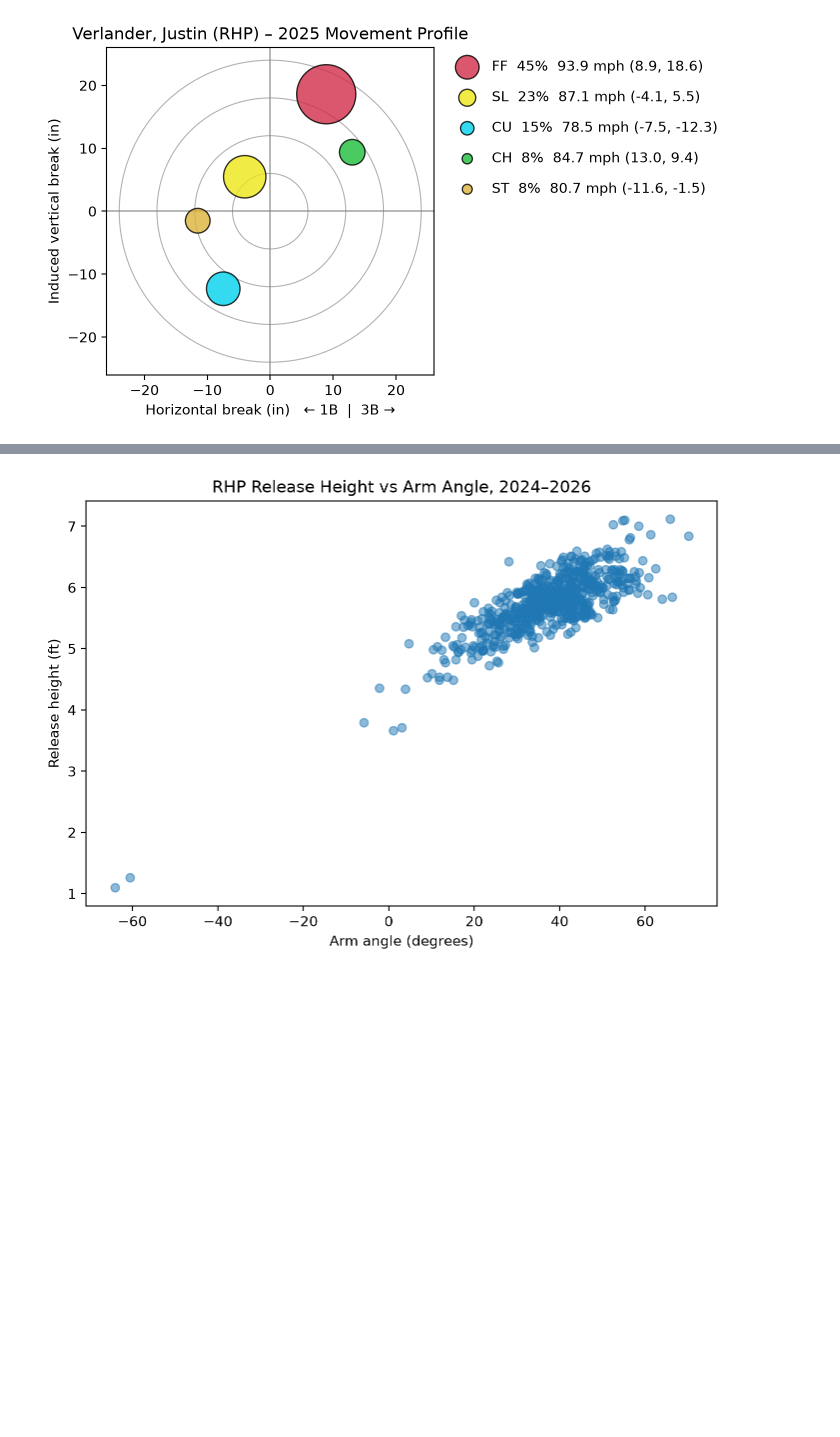
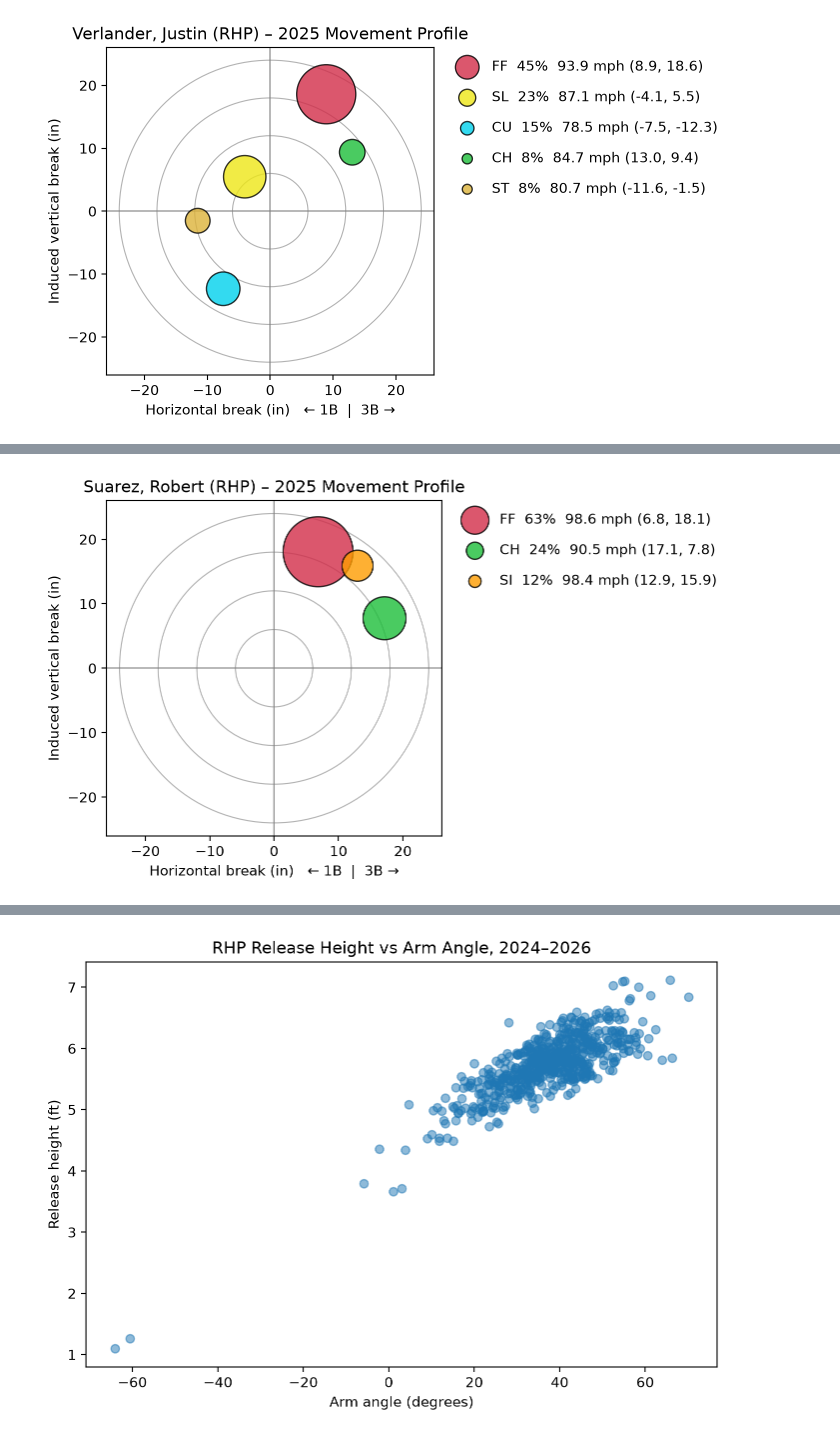
Before and after one commit to CyrusMT123/Baseball-Pitching-Final-Project, a Jupyter notebook: Visualizations.ipynb, the cells around one changed output, grey strips where cells are left out. Cells and saved outputs as stored; diff of their text form; code cells hidden in the pictures; blank space fills up the shorter version.

```diff
--- a/Visualizations.ipynb
+++ b/Visualizations.ipynb
@@ -72,0 +85,6 @@ plt.show()
+# %%
+movement_plot(data, 'Suarez, Robert', 2025)
+plt.savefig(VISUALIZATIONS / "Robert Suarez 2025.png")
+plt.show()
+# %% [output]
+[figure, added]
```
Also changed, not shown: parts of 4 cells of this notebook, 6 other files.
